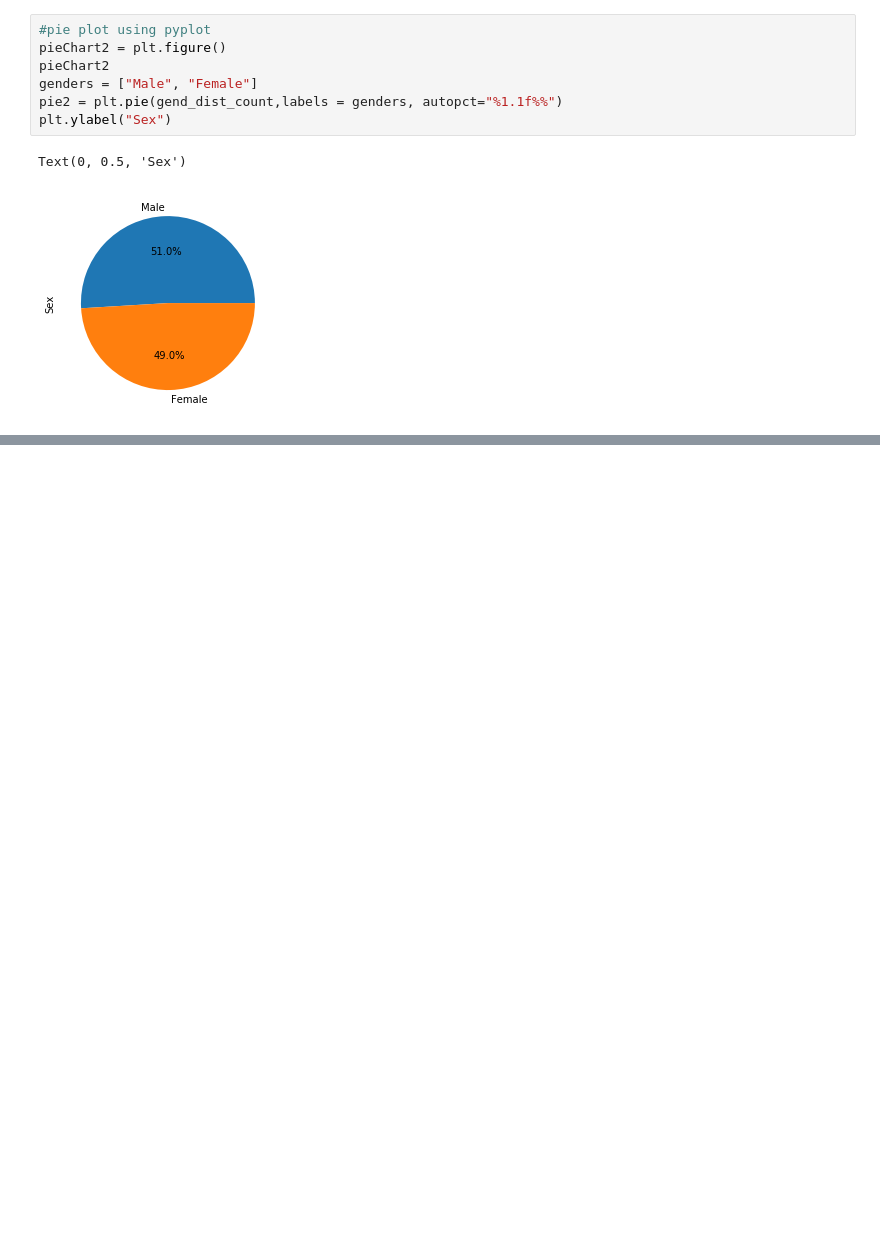
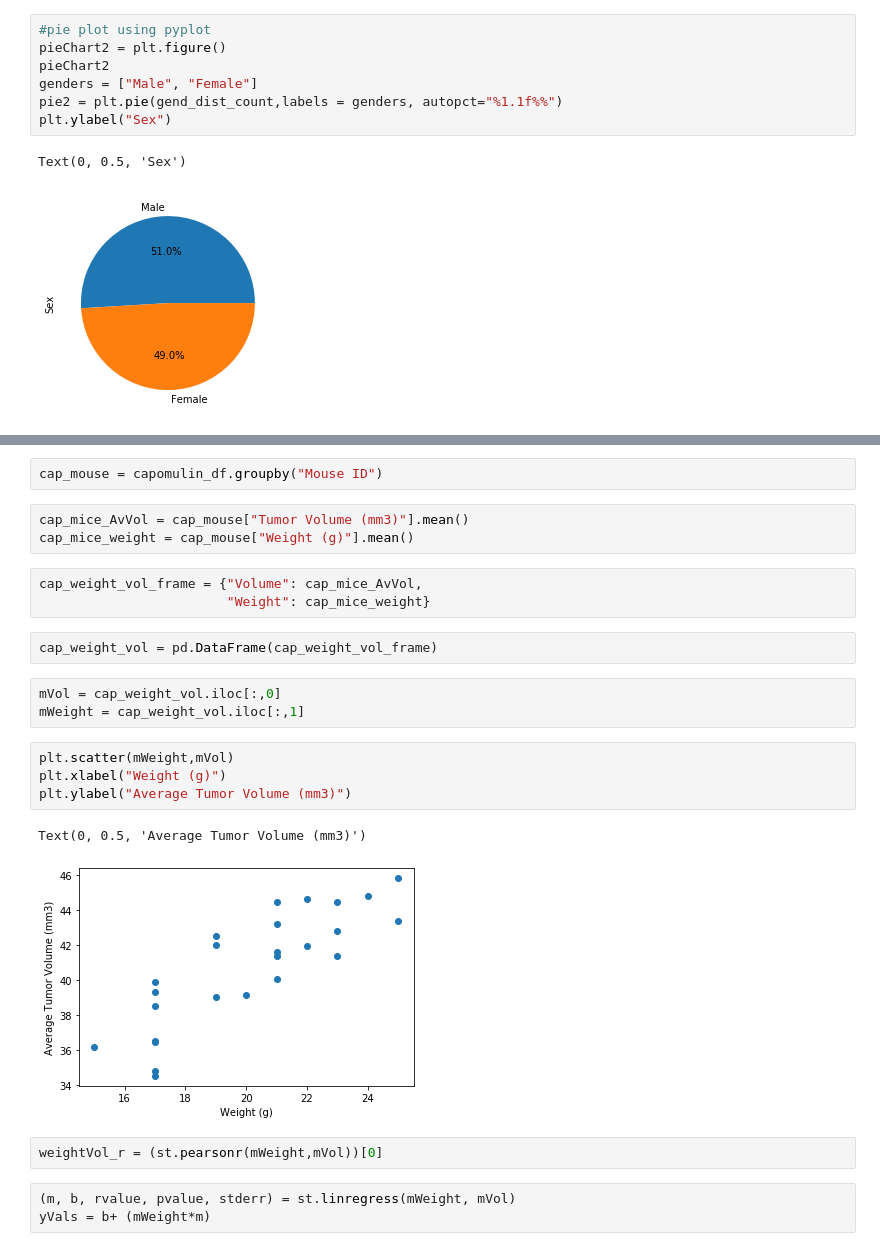
Before and after one commit to kitty-cat-catania/matplotlib-challenge, a Jupyter notebook: main.py.ipynb, the cells around one changed output, grey strips where cells are left out. Cells and saved outputs as stored; diff of their text form; blank space fills up the shorter version.

```diff
--- a/main.py.ipynb
+++ b/main.py.ipynb
@@ -291,0 +495,25 @@ Text(0, 0.5, 'Sex')
+# %%
+cap_mouse = capomulin_df.groupby("Mouse ID")
+# %%
+cap_mice_AvVol = cap_mouse["Tumor Volume (mm3)"].mean()
+cap_mice_weight = cap_mouse["Weight (g)"].mean()
+# %%
+cap_weight_vol_frame = {"Volume": cap_mice_AvVol,
+                        "Weight": cap_mice_weight}
+# %%
+cap_weight_vol = pd.DataFrame(cap_weight_vol_frame)
+# %%
+mVol = cap_weight_vol.iloc[:,0]
+mWeight = cap_weight_vol.iloc[:,1]
+# %%
+plt.scatter(mWeight,mVol)
+plt.xlabel("Weight (g)")
+plt.ylabel("Average Tumor Volume (mm3)")
+# %% [output]
+Text(0, 0.5, 'Average Tumor Volume (mm3)')
+[figure, added]
+# %%
+weightVol_r = (st.pearsonr(mWeight,mVol))[0]
+# %%
+(m, b, rvalue, pvalue, stderr) = st.linregress(mWeight, mVol)
+yVals = b+ (mWeight*m)
```
Also changed, not shown: parts of 31 cells of this notebook.
